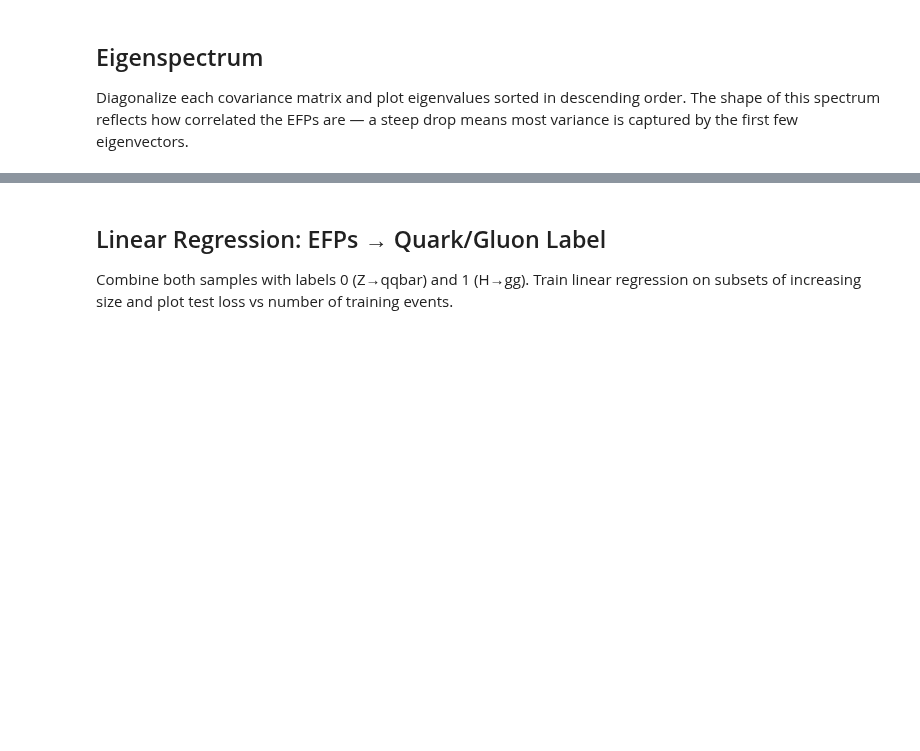
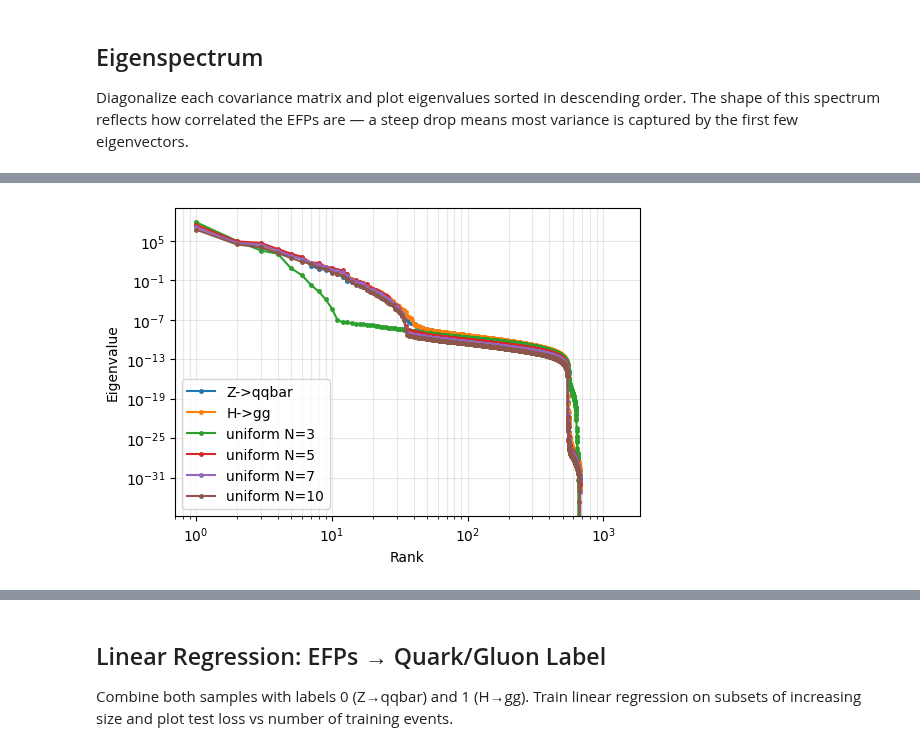
Before and after one commit to ykahn/Jet-Scaling-Laws, a Jupyter notebook: StevensCode/Pythia_EFP_Covariance.ipynb, the cells around one changed output, grey strips where cells are left out. Cells and saved outputs as stored; diff of their text form; code cells hidden in the pictures; blank space fills up the shorter version.

```diff
--- a/StevensCode/Pythia_EFP_Covariance.ipynb
+++ b/StevensCode/Pythia_EFP_Covariance.ipynb
@@ -212,2 +260,12 @@ ax.grid(True, which='both', alpha=0.3)
+# %%
+fig, ax = plt.subplots(figsize=(6, 4))
+for name, ev in eigvals_comp.items():
+    ax.loglog(np.arange(1, len(ev)+1), ev, '.-', markersize=5, label=name)
+ax.set_xlabel('Rank');
+ax.set_ylabel('Eigenvalue')
+ax.legend();
+ax.grid(True, which='both', alpha=0.3)
+# %% [output]
+[figure, added]
 # %%
 fit_min, fit_max = 1, 10
```
Also changed, not shown: parts of 30 cells of this notebook.
